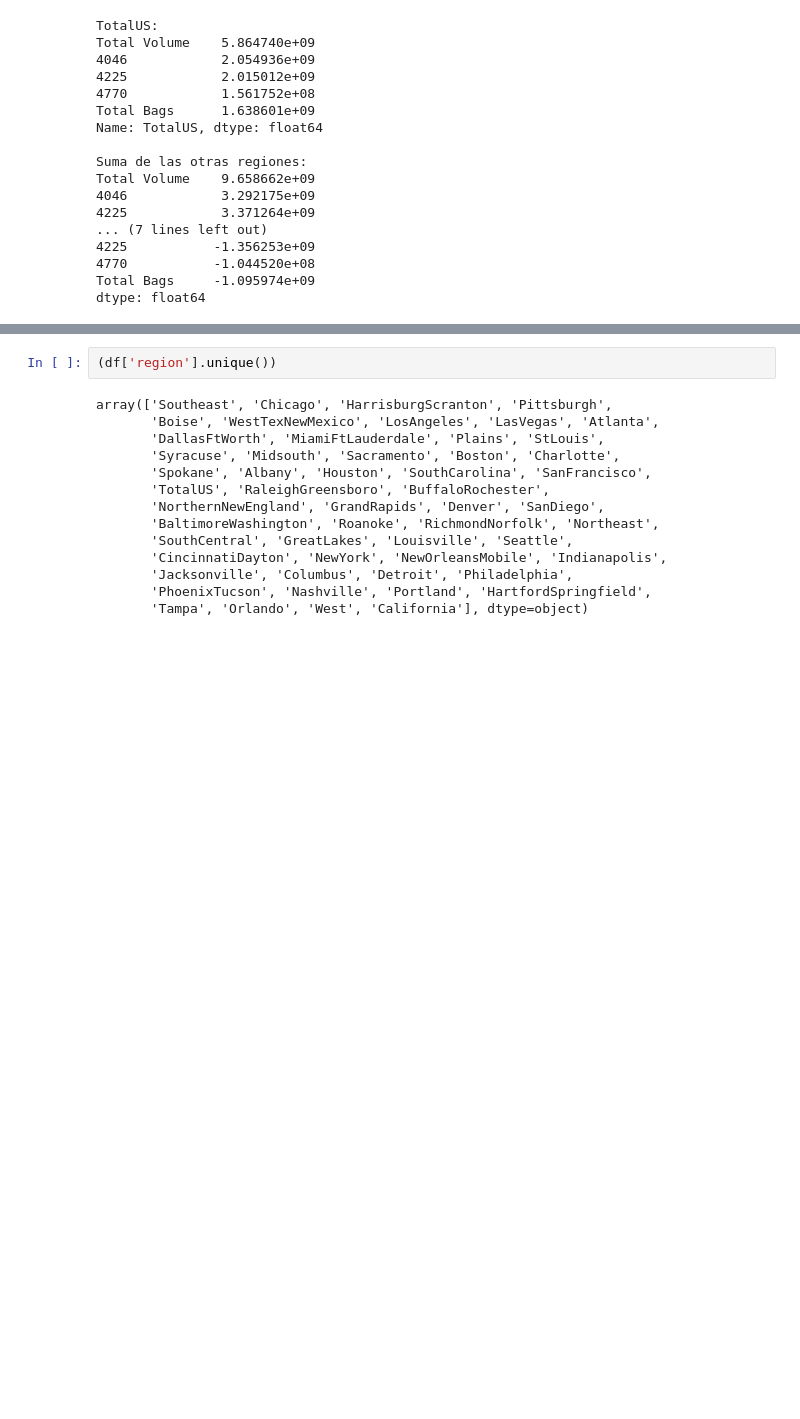
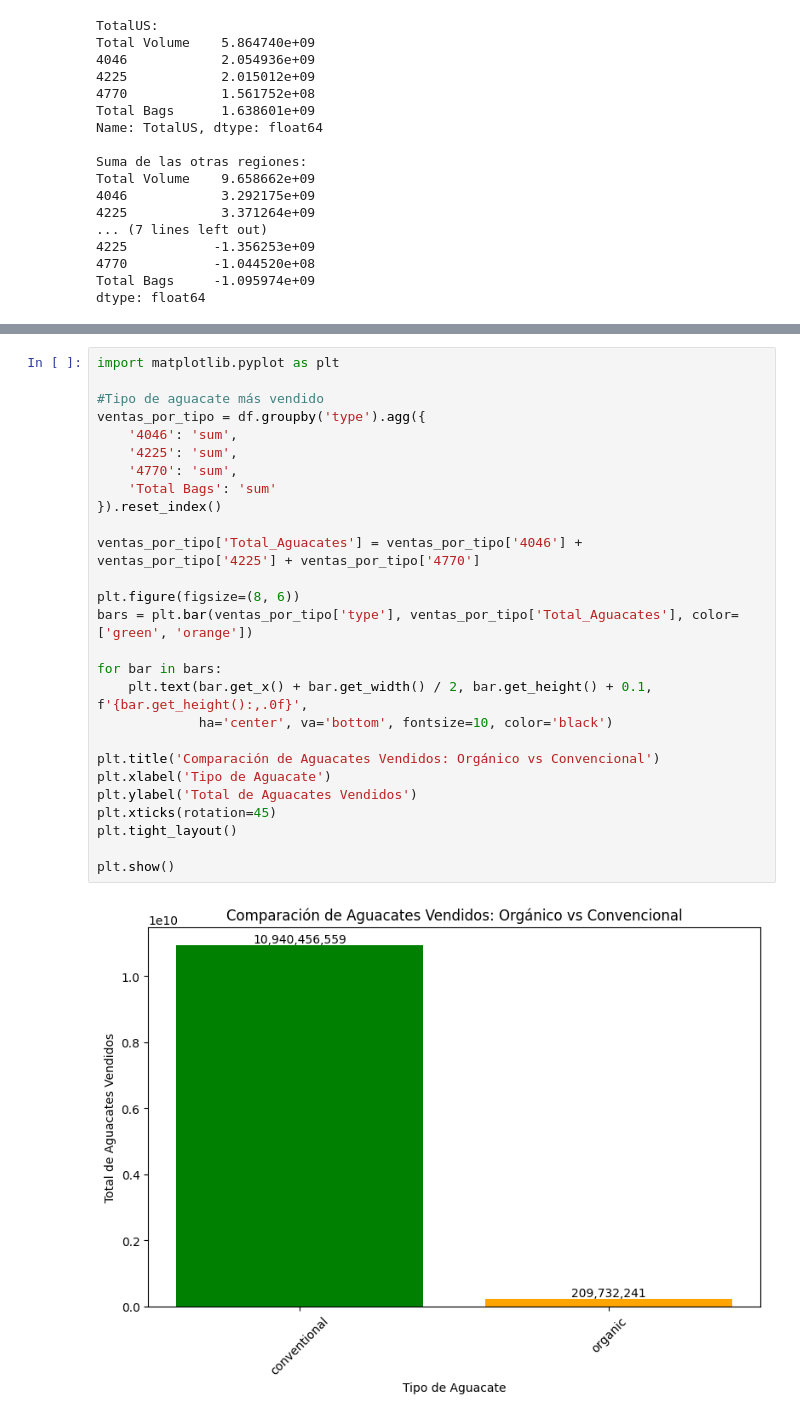
Before and after one commit to JhonnyGod/CienciaDeDatos-Proyecto2, a Jupyter notebook: proyecto2.ipynb, the cells around one changed output, grey strips where cells are left out. Drawn from its saved outputs; the diff is of its cells as text; blank space fills up the shorter version.

```diff
--- a/proyecto2.ipynb
+++ b/proyecto2.ipynb
@@ -280,19 +325,32 @@ print(plu_sales_scaled)
 4225    5386.275718
 4770     416.802342
 dtype: float64
-# %%
-(df['region'].unique())
-# %% [output]
-array(['Southeast', 'Chicago', 'HarrisburgScranton', 'Pittsburgh',
-       'Boise', 'WestTexNewMexico', 'LosAngeles', 'LasVegas', 'Atlanta',
-       'DallasFtWorth', 'MiamiFtLauderdale', 'Plains', 'StLouis',
-       'Syracuse', 'Midsouth', 'Sacramento', 'Boston', 'Charlotte',
-       'Spokane', 'Albany', 'Houston', 'SouthCarolina', 'SanFrancisco',
-       'TotalUS', 'RaleighGreensboro', 'BuffaloRochester',
-       'NorthernNewEngland', 'GrandRapids', 'Denver', 'SanDiego',
-       'BaltimoreWashington', 'Roanoke', 'RichmondNorfolk', 'Northeast',
-       'SouthCentral', 'GreatLakes', 'Louisville', 'Seattle',
-       'CincinnatiDayton', 'NewYork', 'NewOrleansMobile', 'Indianapolis',
-       'Jacksonville', 'Columbus', 'Detroit', 'Philadelphia',
-       'PhoenixTucson', 'Nashville', 'Portland', 'HartfordSpringfield',
-       'Tampa', 'Orlando', 'West', 'California'], dtype=object)
+# %%
+import matplotlib.pyplot as plt
+
+#Tipo de aguacate más vendido
+ventas_por_tipo = df.groupby('type').agg({
+    '4046': 'sum',
+    '4225': 'sum',
+    '4770': 'sum',
+    'Total Bags': 'sum'
+}).reset_index()
+
+ventas_por_tipo['Total_Aguacates'] = ventas_por_tipo['4046'] + ventas_por_tipo['4225'] + ventas_por_tipo['4770']
+
+plt.figure(figsize=(8, 6))
+bars = plt.bar(ventas_por_tipo['type'], ventas_por_tipo['Total_Aguacates'], color=['green', 'orange'])
+
+for bar in bars:
+    plt.text(bar.get_x() + bar.get_width() / 2, bar.get_height() + 0.1, f'{bar.get_height():,.0f}',
+             ha='center', va='bottom', fontsize=10, color='black')
+
+plt.title('Comparación de Aguacates Vendidos: Orgánico vs Convencional')
+plt.xlabel('Tipo de Aguacate')
+plt.ylabel('Total de Aguacates Vendidos')
+plt.xticks(rotation=45)
+plt.tight_layout()
+
+plt.show()
+# %% [output]
+[figure, added]
```
Also changed, not shown: parts of 29 cells of this notebook.
